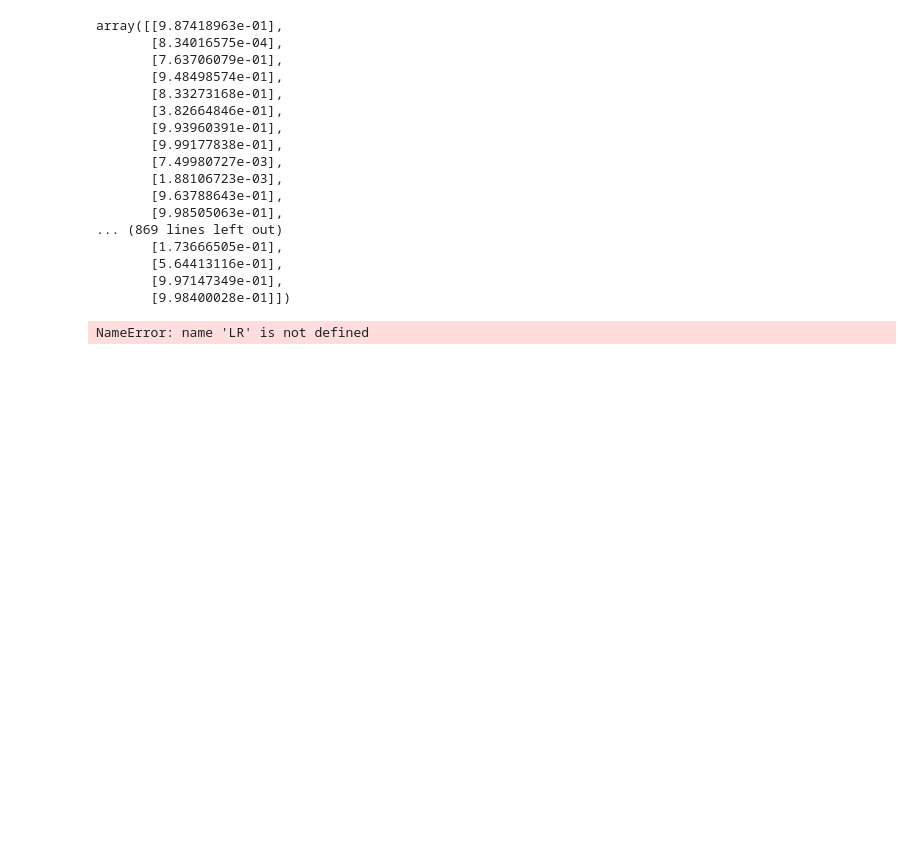
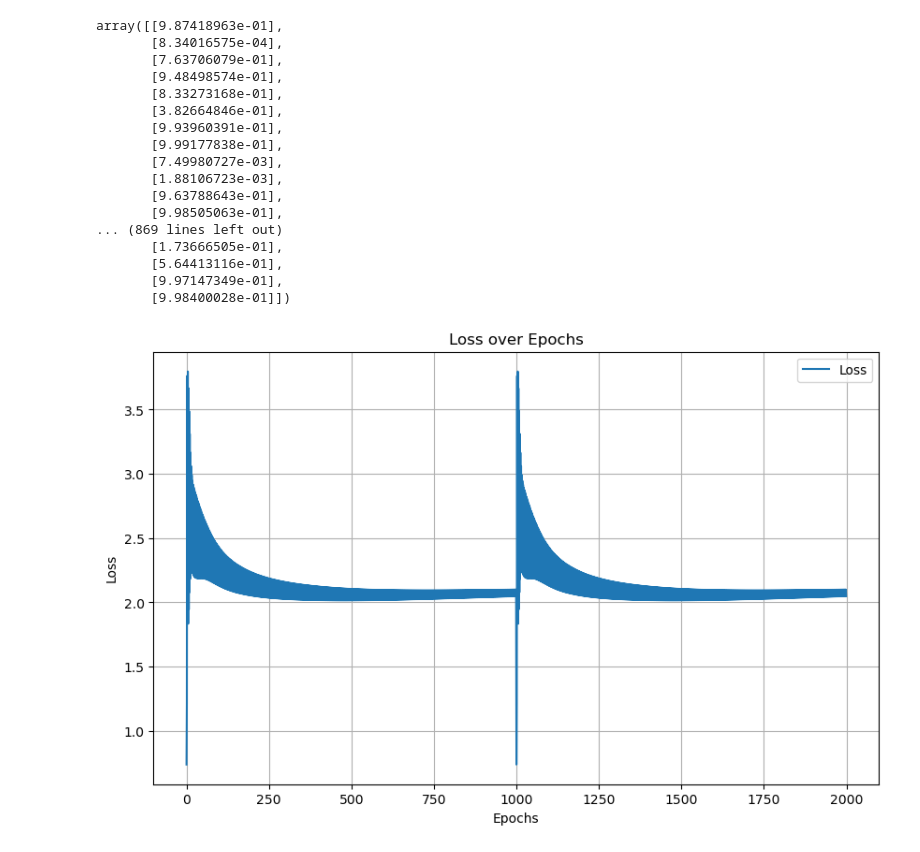
Before and after one commit to thythybui/DS102.P21.2, a Jupyter notebook: LAB_2/CAU_1.ipynb, the cells around one changed output. Drawn from its saved outputs; the diff is of its cells as text; code cells hidden in the pictures; blank space fills up the shorter version.

```diff
--- a/LAB_2/CAU_1.ipynb
+++ b/LAB_2/CAU_1.ipynb
@@ -220,20 +220,20 @@ array([[9.87418963e-01],
 # %%
 import matplotlib.pyplot as plt
 
 # Huấn luyện mô hình
-LR.fit(X_train, Y_train)
+model.fit(X_train, Y_train)
 
 # Vẽ biểu đồ loss theo epoch
 plt.figure(figsize=(10, 6))
-plt.plot(LR.losses, label="Loss")
+plt.plot(model.losses, label="Loss")
 plt.title("Loss over Epochs")
 plt.xlabel("Epochs")
 plt.ylabel("Loss")
 plt.legend()
 plt.grid()
 plt.show()
 # %% [output]
-NameError: name 'LR' is not defined
+[figure, added]
 # %%
 # Vẽ biểu đồ accuracy theo epoch
 plt.figure(figsize=(10, 6))
```
Also changed, not shown: parts of 3 cells of this notebook.
